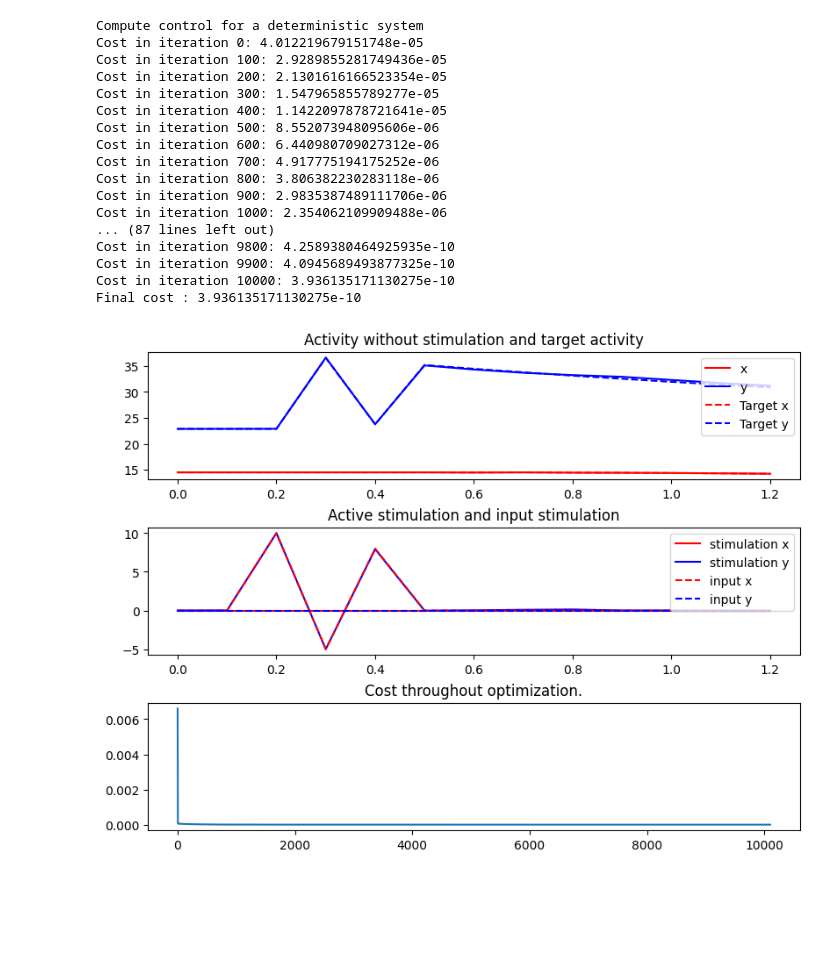
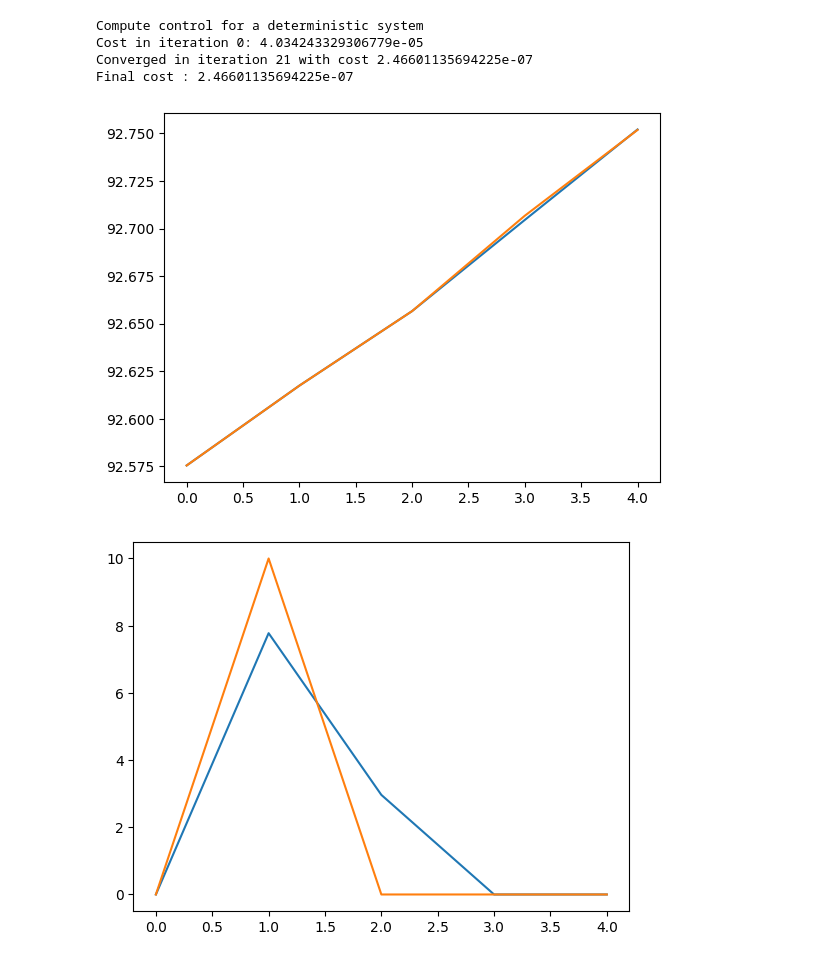
Before and after one commit to neurolib-dev/neurolib, a Jupyter notebook: examples/example-5-optimal-control/example-5.5-oc-aln-model-deterministic.ipynb, the cells around one changed output. Drawn from its saved outputs; the diff is of its cells as text; code cells hidden in the pictures; blank space fills up the shorter version.

```diff
--- a/examples/example-5-optimal-control/example-5.5-oc-aln-model-deterministic.ipynb
+++ b/examples/example-5-optimal-control/example-5.5-oc-aln-model-deterministic.ipynb
@@ -88,5 +90,5 @@ final sie =  [0.72782571 0.72782571 0.72782571]
 # %%
-duration = 1.2 # min 4 last input
+duration = 0.4 # min 4 last input
 model.params["duration"] = duration
 model.run()
 amplitude = 1e0
@@ -96,9 +98,9 @@ period = duration /4.
 zero_input = ZeroInput().generate_input(duration=duration+dt, dt=dt)
 input = np.copy(zero_input)
 #input[0,1:-1] = amplitude * np.sin(2.*np.pi*np.arange(0,duration-0.1, dt)/period) # other functions or random values can be used as well
-input[0,2] = 10.*amplitude
-input[0,3] = -5.*amplitude
-input[0,4] = 8.*amplitude
+input[0,1] = 10.*amplitude
+#input[0,3] = -5.*amplitude
+#input[0,5] = 8.*amplitude
 #input[0,6] = -6.*amplitude
 #input[0,8] = -2.*amplitude
 #input[0,14] = 8.*amplitude
@@ -145,31 +165,37 @@ if True:
 # %%
-cost_mat = np.zeros((1,2))
-cost_mat[0,0] = 1
+cost_mat = np.zeros((1,len(model.output_vars)))
+cost_mat[0,2] = 1
 
-control_mat = np.zeros((1,2))
+control_mat = np.zeros((1,len(model.input_vars)))
 control_mat[0,1] = 1
 
 model_controlled = oc_aln.OcAln(model, target, print_array=np.arange(0,1001,10), cost_matrix = cost_mat, control_matrix=control_mat)
 model_controlled.update_input()
 
-model_controlled.optimize(100)
+model_controlled.optimize(1)
 
 plt.plot(model_controlled.adjoint_state[0,1,:], label="adjoint ri")
 plt.plot(model_controlled.adjoint_state[0,3,:], label="adjoint mui")
-plt.plot(model_controlled.adjoint_state[0,7,:], label="adjoint sie")
+#plt.plot(model_controlled.adjoint_state[0,7,:], label="adjoint sie")
 plt.legend()
 plt.show()
+
 plt.plot(model_controlled.adjoint_state[0,0,:], label="adjoint re")
 plt.plot(model_controlled.adjoint_state[0,2,:], label="adjoint mue")
-plt.plot(model_controlled.adjoint_state[0,6,:], label="adjoint sei")
-
+plt.plot(model_controlled.adjoint_state[0,4,:], label="adjoint I")
+print(model_controlled.adjoint_state[0,4,:])
 plt.legend()
 plt.show()
+
 plt.plot(model_controlled.gradient[0,0,:], label="gradient ue")
 plt.plot(model_controlled.gradient[0,1,:], label="gradient ui")
 plt.legend()
 plt.show()
 
-plot_oc_singlenode(duration, dt, model_controlled.get_xs(), target, model_controlled.control, target_input, model_controlled.cost_history)
+plt.plot(model_controlled.get_xs()[0,2,:])
+plt.plot(model_controlled.target[0,2,:])
+plt.show()
+
+#plot_oc_singlenode(duration, dt, model_controlled.get_xs(), target, model_controlled.control, target_input, model_controlled.cost_history)
 # %% [output]
 Compute control for a deterministic system
@@ -192,39 +209,35 @@ Final cost : 4.012219679151748e-05
 # %%
 model_controlled.print_array = np.arange(0,10001, 100)
-model_controlled.optimize(10000)
+model_controlled.optimize(1000)
 
 if False:
     plt.plot(model_controlled.adjoint_state[0,1,:], label="adjoint ri")
     plt.plot(model_controlled.adjoint_state[0,3,:], label="adjoint mui")
     plt.plot(model_controlled.adjoint_state[0,7,:], label="adjoint sie")
     plt.legend()
     plt.show()
     plt.plot(model_controlled.adjoint_state[0,0,:], label="adjoint re")
     plt.plot(model_controlled.adjoint_state[0,2,:], label="adjoint mue")
     plt.legend()
     plt.show()
     plt.plot(model_controlled.gradient[0,0,:], label="gradient ue")
     plt.plot(model_controlled.gradient[0,1,:], label="gradient ui")
     plt.legend()
     plt.show()
 
-plot_oc_singlenode(duration, dt, model_controlled.get_xs(), target, model_controlled.control, target_input, model_controlled.cost_history)
+plt.plot(model_controlled.get_xs()[0,2,:])
+plt.plot(model_controlled.target[0,2,:])
+plt.show()
+
+plt.plot(model_controlled.control[0,1,:])
+plt.plot(input[0,:])
+plt.show()
+
+#plot_oc_singlenode(duration, dt, model_controlled.get_xs(), target, model_controlled.control, target_input, model_controlled.cost_history)
 # %% [output]
 Compute control for a deterministic system
-Cost in iteration 0: 4.012219679151748e-05
-Cost in iteration 100: 2.9289855281749436e-05
-Cost in iteration 200: 2.1301616166523354e-05
-Cost in iteration 300: 1.547965855789277e-05
-Cost in iteration 400: 1.1422097878721641e-05
-Cost in iteration 500: 8.552073948095606e-06
-Cost in iteration 600: 6.440980709027312e-06
-Cost in iteration 700: 4.917775194175252e-06
-Cost in iteration 800: 3.806382230283118e-06
-Cost in iteration 900: 2.9835387489111706e-06
-Cost in iteration 1000: 2.354062109909488e-06
-... (87 lines left out)
-Cost in iteration 9800: 4.2589380464925935e-10
-Cost in iteration 9900: 4.0945689493877325e-10
-Cost in iteration 10000: 3.936135171130275e-10
-Final cost : 3.936135171130275e-10
+Cost in iteration 0: 4.034243329306779e-05
+Converged in iteration 21 with cost 2.46601135694225e-07
+Final cost : 2.46601135694225e-07
-[figure, old version]
+[figure, new version]
+[figure, added]
```
Also changed, not shown: parts of 3 cells of this notebook, 8 other files.
